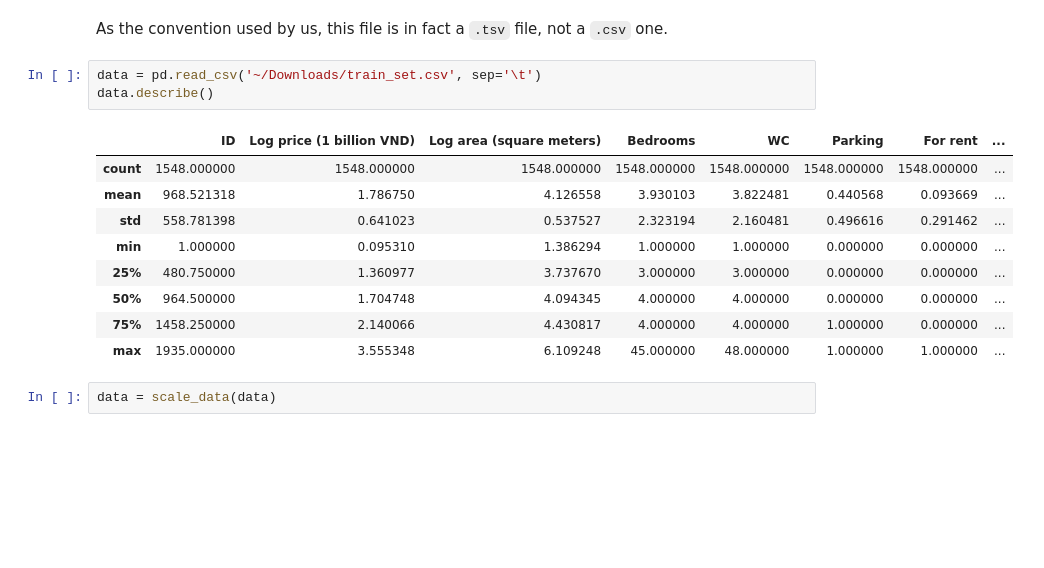
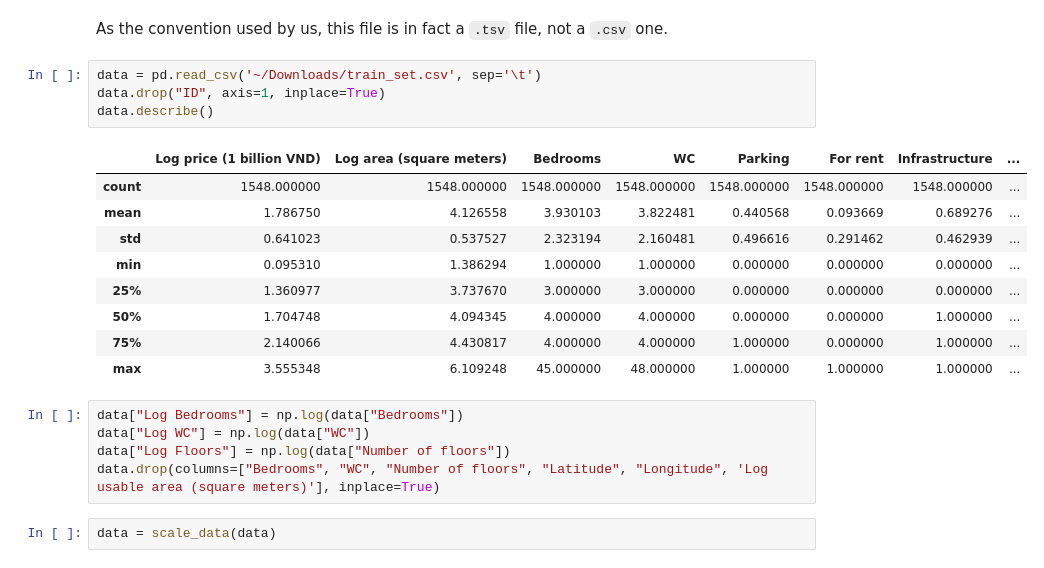
Before and after one commit to tandao0909/intro-to-ds-project, a Jupyter notebook: train/train.ipynb, the cells around one changed output. Drawn from its saved outputs; the diff is of its cells as text; blank space fills up the shorter version.

```diff
--- a/train/train.ipynb
+++ b/train/train.ipynb
@@ -15,17 +19,23 @@ from train import calculate_r_squared, scale_data
 As the convention used by us, this file is in fact a `.tsv` file, not a `.csv` one.
 # %%
 data = pd.read_csv('~/Downloads/train_set.csv', sep='\t')
+data.drop("ID", axis=1, inplace=True)
 data.describe()
 # %% [output]
-|  | ID | Log price (1 billion VND) | Log area (square meters) | Bedrooms | WC | Parking | For rent | ... |
+|  | Log price (1 billion VND) | Log area (square meters) | Bedrooms | WC | Parking | For rent | Infrastructure | ... |
 | count | 1548.000000 | 1548.000000 | 1548.000000 | 1548.000000 | 1548.000000 | 1548.000000 | 1548.000000 | ... |
-| mean | 968.521318 | 1.786750 | 4.126558 | 3.930103 | 3.822481 | 0.440568 | 0.093669 | ... |
-| std | 558.781398 | 0.641023 | 0.537527 | 2.323194 | 2.160481 | 0.496616 | 0.291462 | ... |
-| min | 1.000000 | 0.095310 | 1.386294 | 1.000000 | 1.000000 | 0.000000 | 0.000000 | ... |
-| 25% | 480.750000 | 1.360977 | 3.737670 | 3.000000 | 3.000000 | 0.000000 | 0.000000 | ... |
-| 50% | 964.500000 | 1.704748 | 4.094345 | 4.000000 | 4.000000 | 0.000000 | 0.000000 | ... |
-| 75% | 1458.250000 | 2.140066 | 4.430817 | 4.000000 | 4.000000 | 1.000000 | 0.000000 | ... |
-| max | 1935.000000 | 3.555348 | 6.109248 | 45.000000 | 48.000000 | 1.000000 | 1.000000 | ... |
+| mean | 1.786750 | 4.126558 | 3.930103 | 3.822481 | 0.440568 | 0.093669 | 0.689276 | ... |
+| std | 0.641023 | 0.537527 | 2.323194 | 2.160481 | 0.496616 | 0.291462 | 0.462939 | ... |
+| min | 0.095310 | 1.386294 | 1.000000 | 1.000000 | 0.000000 | 0.000000 | 0.000000 | ... |
+| 25% | 1.360977 | 3.737670 | 3.000000 | 3.000000 | 0.000000 | 0.000000 | 0.000000 | ... |
+| 50% | 1.704748 | 4.094345 | 4.000000 | 4.000000 | 0.000000 | 0.000000 | 1.000000 | ... |
+| 75% | 2.140066 | 4.430817 | 4.000000 | 4.000000 | 1.000000 | 0.000000 | 1.000000 | ... |
+| max | 3.555348 | 6.109248 | 45.000000 | 48.000000 | 1.000000 | 1.000000 | 1.000000 | ... |
+# %%
+data["Log Bedrooms"] = np.log(data["Bedrooms"])
+data["Log WC"] = np.log(data["WC"])
+data["Log Floors"] = np.log(data["Number of floors"])
+data.drop(columns=["Bedrooms", "WC", "Number of floors", "Latitude", "Longitude", 'Log usable area (square meters)'], inplace=True)
 # %%
 data = scale_data(data)
 # %% [markdown]
```
Also changed, not shown: parts of 31 cells of this notebook, 3 other files.
